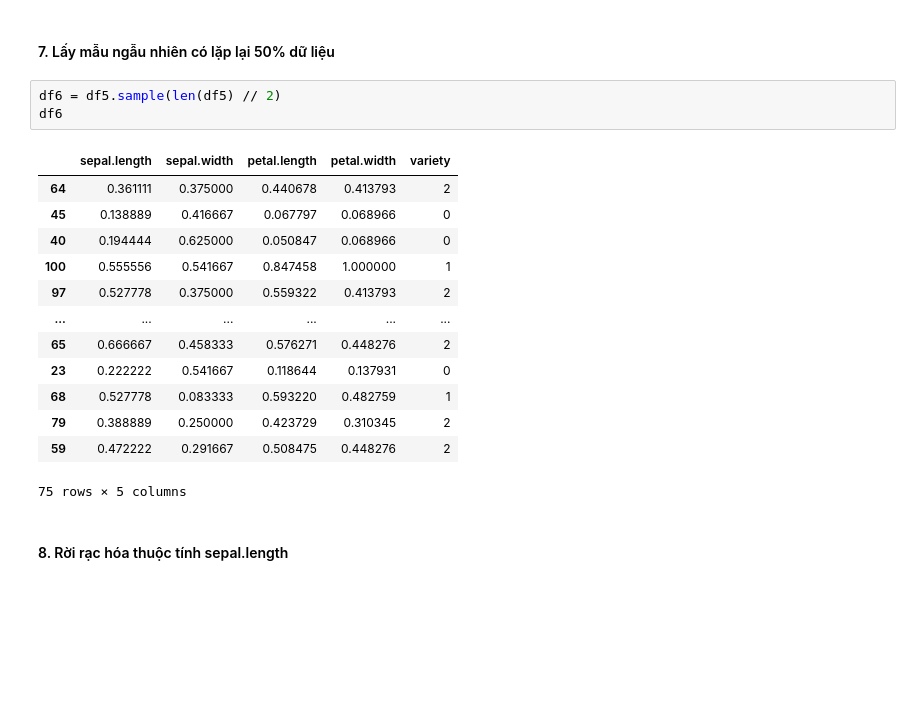
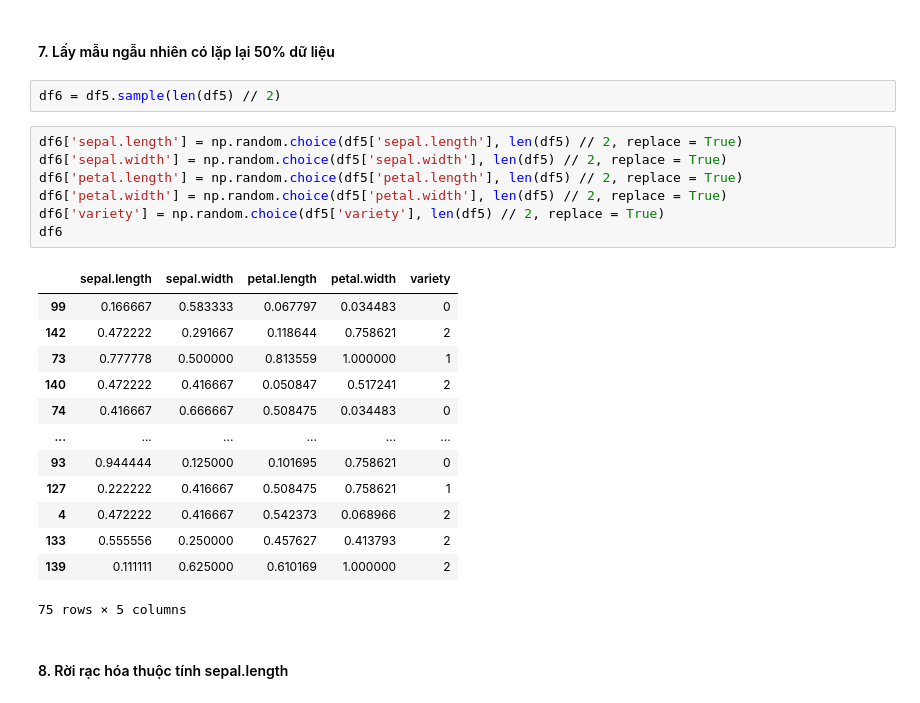
Before and after one commit to terrorteez/P4AI_PTIT, a Jupyter notebook: Source Code/Ex1.ipynb, the cells around one changed output. Drawn from its saved outputs; the diff is of its cells as text; blank space fills up the shorter version.

```diff
--- a/Source Code/Ex1.ipynb
+++ b/Source Code/Ex1.ipynb
@@ -174,21 +157,27 @@ Accuracy : 70.0 %
 #### 7. Lấy mẫu ngẫu nhiên có lặp lại 50% dữ liệu
 # %%
 df6 = df5.sample(len(df5) // 2)
-df6
-# %% [output]
-|  | sepal.length | sepal.width | petal.length | petal.width | variety |
-| 64 | 0.361111 | 0.375000 | 0.440678 | 0.413793 | 2 |
-| 45 | 0.138889 | 0.416667 | 0.067797 | 0.068966 | 0 |
-| 40 | 0.194444 | 0.625000 | 0.050847 | 0.068966 | 0 |
-| 100 | 0.555556 | 0.541667 | 0.847458 | 1.000000 | 1 |
-| 97 | 0.527778 | 0.375000 | 0.559322 | 0.413793 | 2 |
-| ... | ... | ... | ... | ... | ... |
-| 65 | 0.666667 | 0.458333 | 0.576271 | 0.448276 | 2 |
-| 23 | 0.222222 | 0.541667 | 0.118644 | 0.137931 | 0 |
-| 68 | 0.527778 | 0.083333 | 0.593220 | 0.482759 | 1 |
-| 79 | 0.388889 | 0.250000 | 0.423729 | 0.310345 | 2 |
-| 59 | 0.472222 | 0.291667 | 0.508475 | 0.448276 | 2 |
-75 rows × 5 columns
+# %%
+df6['sepal.length'] = np.random.choice(df5['sepal.length'], len(df5) // 2, replace = True)
+df6['sepal.width'] = np.random.choice(df5['sepal.width'], len(df5) // 2, replace = True)
+df6['petal.length'] = np.random.choice(df5['petal.length'], len(df5) // 2, replace = True)
+df6['petal.width'] = np.random.choice(df5['petal.width'], len(df5) // 2, replace = True)
+df6['variety'] = np.random.choice(df5['variety'], len(df5) // 2, replace = True)
+df6
+# %% [output]
+|  | sepal.length | sepal.width | petal.length | petal.width | variety |
+| 99 | 0.166667 | 0.583333 | 0.067797 | 0.034483 | 0 |
+| 142 | 0.472222 | 0.291667 | 0.118644 | 0.758621 | 2 |
+| 73 | 0.777778 | 0.500000 | 0.813559 | 1.000000 | 1 |
+| 140 | 0.472222 | 0.416667 | 0.050847 | 0.517241 | 2 |
+| 74 | 0.416667 | 0.666667 | 0.508475 | 0.034483 | 0 |
+| ... | ... | ... | ... | ... | ... |
+| 93 | 0.944444 | 0.125000 | 0.101695 | 0.758621 | 0 |
+| 127 | 0.222222 | 0.416667 | 0.508475 | 0.758621 | 1 |
+| 4 | 0.472222 | 0.416667 | 0.542373 | 0.068966 | 2 |
+| 133 | 0.555556 | 0.250000 | 0.457627 | 0.413793 | 2 |
+| 139 | 0.111111 | 0.625000 | 0.610169 | 1.000000 | 2 |
+75 rows × 5 columns
 # %% [markdown]
 #### 8. Rời rạc hóa thuộc tính sepal.length
 # %%
```
Also changed, not shown: parts of 4 cells of this notebook.
